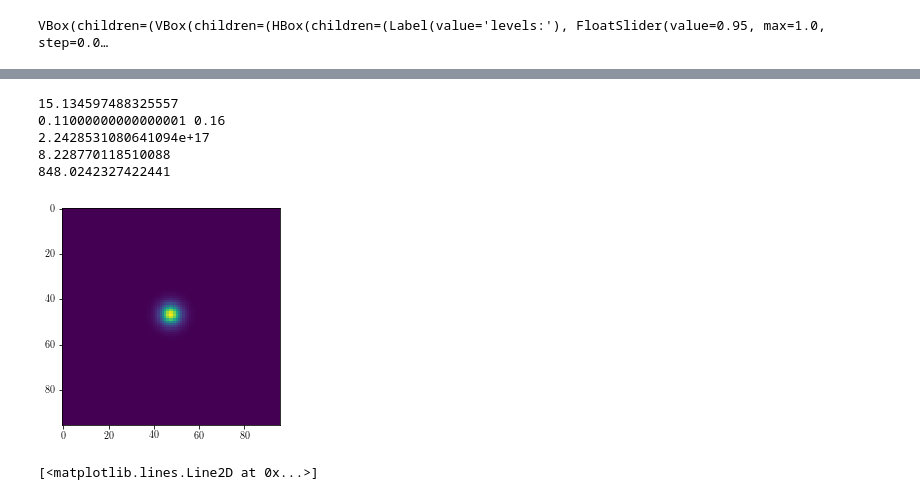
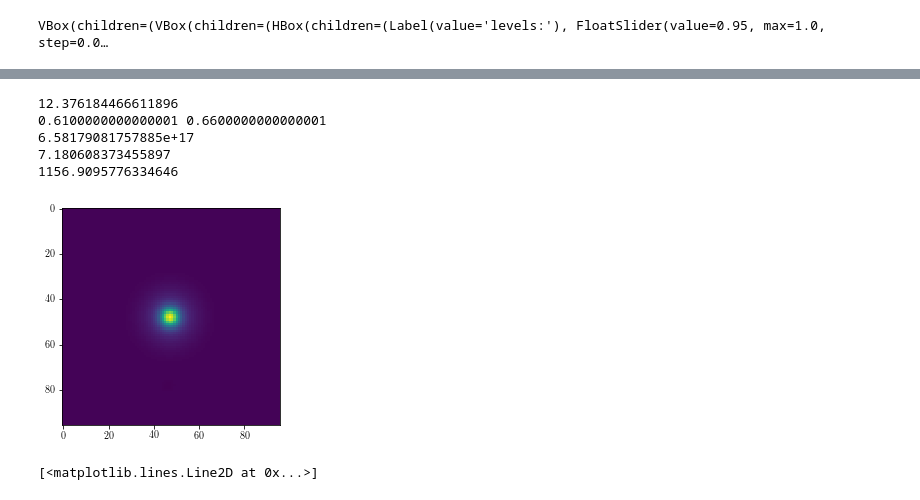
Before and after one commit to mr-superonion/splinv, a Jupyter notebook: notebook/process-test_from_sim_to_final.ipynb, the cells around one changed output, grey strips where cells are left out. Cells and saved outputs as stored; diff of their text form; code cells hidden in the pictures.

```diff
--- a/notebook/process-test_from_sim_to_final.ipynb
+++ b/notebook/process-test_from_sim_to_final.ipynb
@@ -22,7 +22,7 @@ cd wrkDir/stampSim/HSC-like
 # %% [markdown]
 # Simulation
 # %%
-iz  =   5
+iz  =   3
 im  =   5
 
 log_m_array=np.linspace(13.5,15.5,9)
@@ -213,20 +235,20 @@ VBox(children=(VBox(children=(HBox(children=(Label(value='levels:'), FloatSlider
 # %%
-ishow=2
+ishow=12
 plt.imshow(sparse3D.deltaR[ishow])
 print(np.abs(sparse3D.deltaR[ishow]).max())
 zav=sparse3D.zlBin[ishow]
 zmin=zav-sparse3D.zlscale/2.
 zmax=zav+sparse3D.zlscale/2.
 print(zmin,zmax)
 pix_mpc=halo.cosmo.Da(0.,0.51)*1./60./180.*np.pi
 print(halo.Sigma_M_bin(0.50,0.55)*np.sum(sparse3D.deltaR[ishow][24:72,24:72])*pix_mpc**2.)
 print(np.average(sparse3D.deltaR[ishow][44:52,44:52]))
 print(np.sum(sparse3D.deltaR[ishow]))
 # %% [output]
-15.134597488325557
-0.11000000000000001 0.16
-2.2428531080641094e+17
-8.228770118510088
-848.0242327422441
+12.376184466611896
+0.6100000000000001 0.6600000000000001
+6.58179081757885e+17
+7.180608373455897
+1156.9095776334646
-[figure, old version]
+[figure, new version]
 # %%
```
Also changed, not shown: parts of 10 cells of this notebook, 1 other file.
